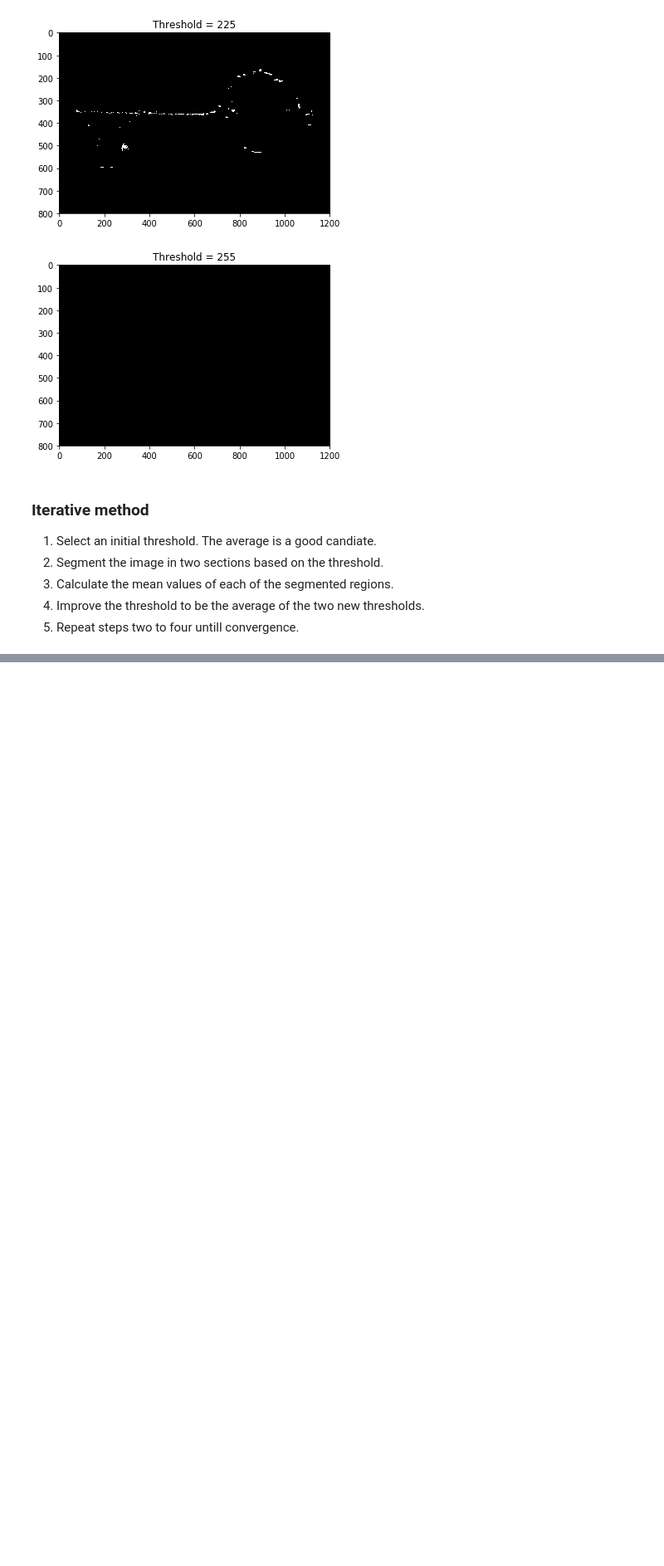
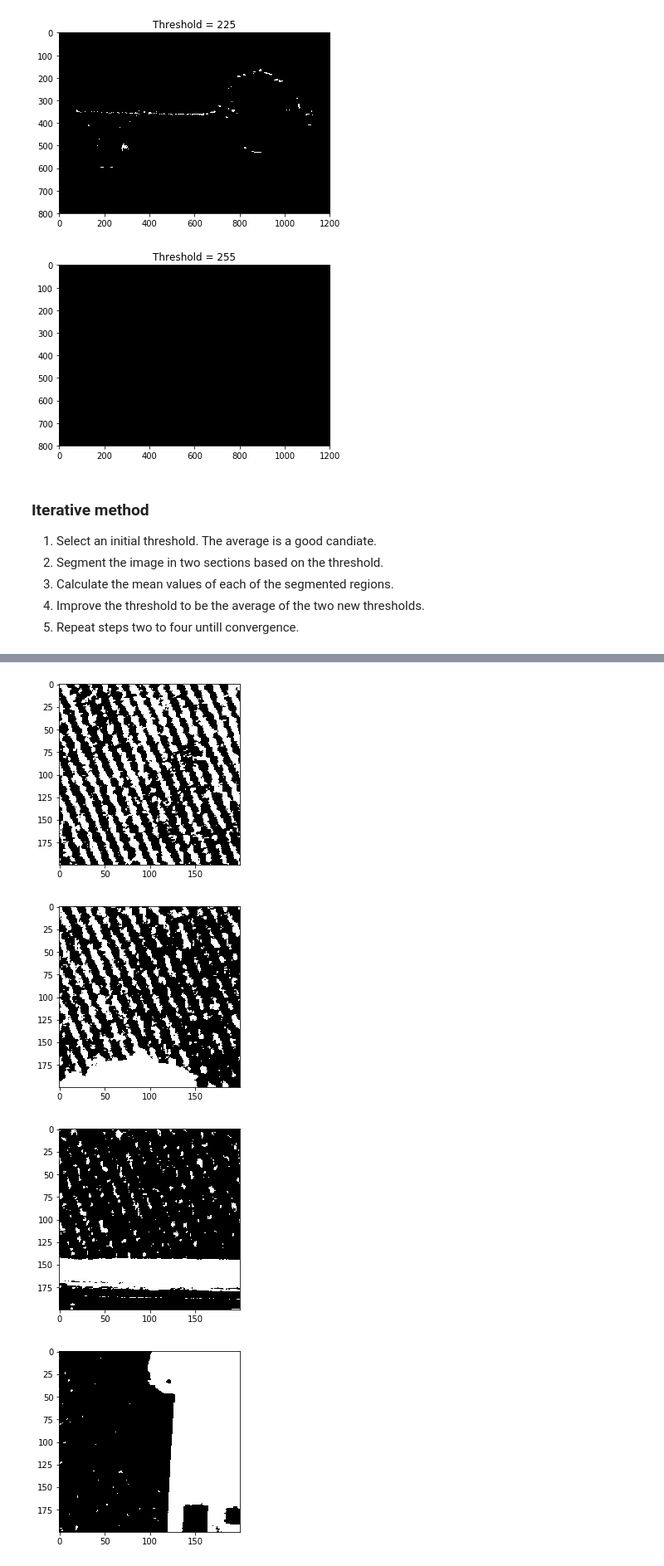
Before and after one commit to pablo-munoz/rasgos-descriptores-reconocimiento, a Jupyter notebook: work/segmentation/segmentation.ipynb, the cells around one changed output, grey strips where cells are left out. Shown at 83% size. Cells and saved outputs as stored; diff of their text form; code cells hidden in the pictures; blank space fills up the shorter version.

```diff
--- a/work/segmentation/segmentation.ipynb
+++ b/work/segmentation/segmentation.ipynb
@@ -67,7 +66,7 @@ for threshold in [20, 50, 80, 120, 150, 180, 200, 225, 255]:
     apply_mode_method = np.vectorize(partial(binarize_image, threshold=threshold))
     plt.figure()
     plt.title('Threshold = {}'.format(threshold))
-    plt.imshow(apply_mode_method(image_data), cmap='gray')
+    show_image_grayscale(apply_mode_method(image_data))
 # %% [output]
 [figure]
 [figure]
@@ -129,0 +179,18 @@ plt.imshow(segment_binary(image_data), cmap='gray')
+# %%
+def segment_image_piece(piece):
+    threshold = iterative_method(piece)
+    binarize_piece = np.vectorize(partial(binarize_image, threshold=threshold))
+    return binarize_piece(piece)
+
+
+image_pieces_segmented = list(map(segment_image_piece, additive_method_image_pieces))
+# %%
+# slice to only show a few
+for piece in image_pieces_segmented[0:-1:4]:
+    plt.figure()
+    show_image_grayscale(piece)
+# %% [output]
+[figure, added]
+[figure, added]
+[figure, added]
+[figure, added]
```
Also changed, not shown: parts of 9 cells of this notebook, 1 other file.
